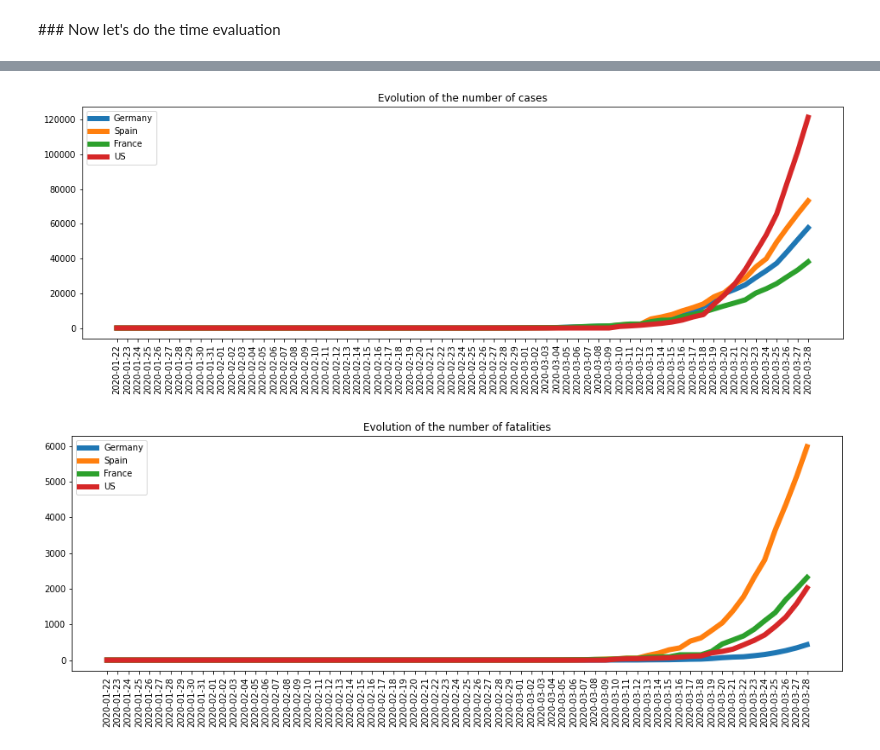
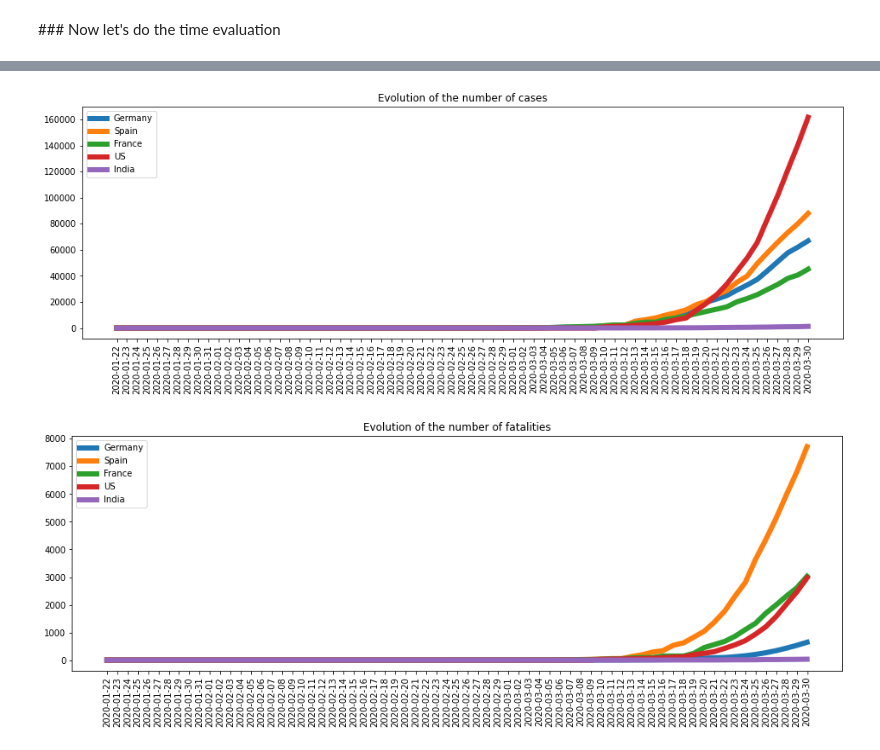
Before and after one commit to theclassofai/COVID_19, a Jupyter notebook: Covid_Analysis_Week2.ipynb, the cells around one changed output, grey strips where cells are left out. Drawn from its saved outputs; the diff is of its cells as text; code cells hidden in the pictures.

```diff
--- a/Covid_Analysis_Week2.ipynb
+++ b/Covid_Analysis_Week2.ipynb
@@ -160,6 +159,6 @@ df
 # %%
-pltCountry_cases('ConfirmedCases', 'Germany','Spain','France','US')
-pltCountry_fatalities('Fatilities','Germany','Spain','France','US')
+pltCountry_cases('ConfirmedCases', 'Germany','Spain','France','US', 'India')
+pltCountry_fatalities('Fatilities','Germany','Spain','France','US', 'India')
 # %% [output]
-[figure, old version]
+[figure, new version]
-[figure, old version]
+[figure, new version]
```
Also changed, not shown: parts of 5 cells of this notebook.
